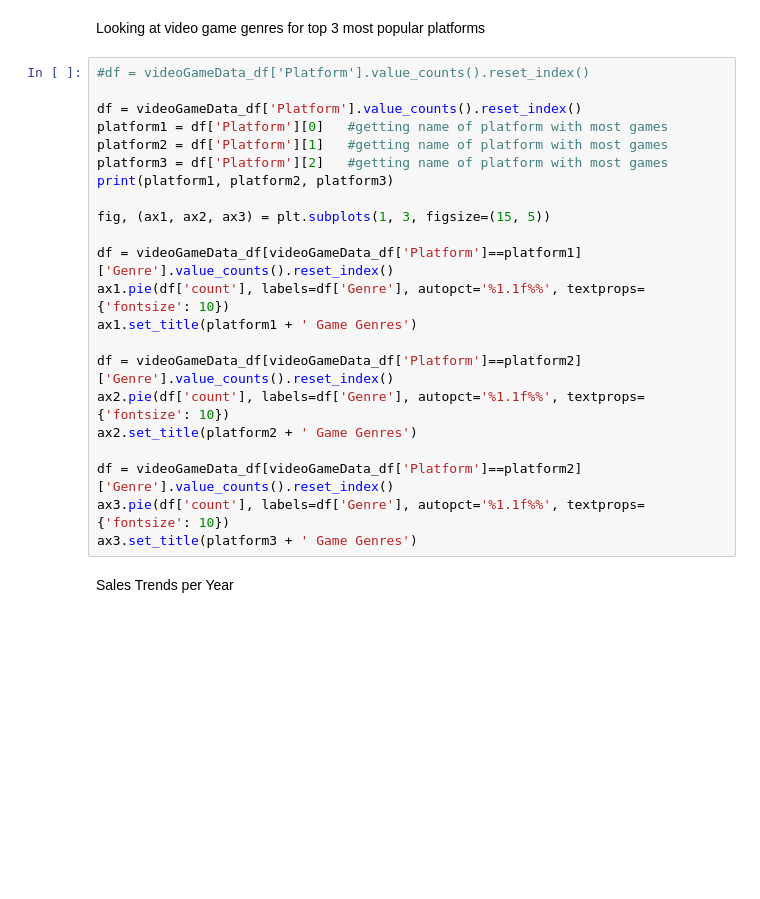
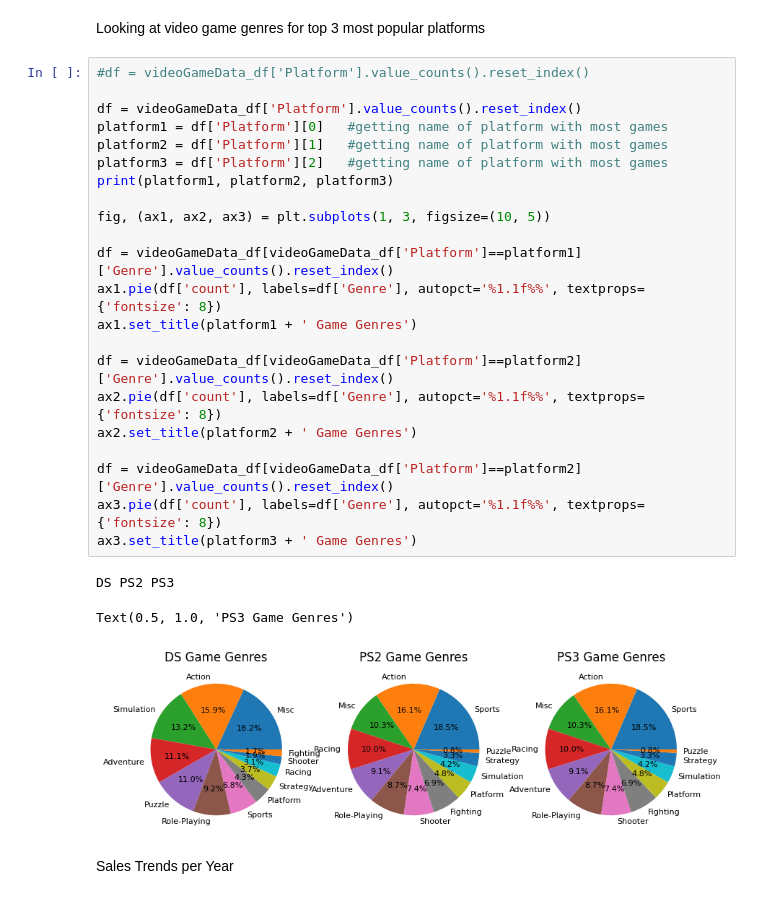
Before and after one commit to bdatye/VideoGameSalesTrends, a Jupyter notebook: VideoGamesSalesTrends.ipynb, the cells around one changed output. Cells and saved outputs as stored; diff of their text form; blank space fills up the shorter version.

```diff
--- a/VideoGamesSalesTrends.ipynb
+++ b/VideoGamesSalesTrends.ipynb
@@ -117,25 +117,29 @@ Looking at video game genres for top 3 most popular platforms
 # %%
 #df = videoGameData_df['Platform'].value_counts().reset_index()
 
 df = videoGameData_df['Platform'].value_counts().reset_index()
 platform1 = df['Platform'][0]   #getting name of platform with most games
 platform2 = df['Platform'][1]   #getting name of platform with most games
 platform3 = df['Platform'][2]   #getting name of platform with most games
 print(platform1, platform2, platform3)
 
-fig, (ax1, ax2, ax3) = plt.subplots(1, 3, figsize=(15, 5))
+fig, (ax1, ax2, ax3) = plt.subplots(1, 3, figsize=(10, 5))
 
 df = videoGameData_df[videoGameData_df['Platform']==platform1]['Genre'].value_counts().reset_index()
-ax1.pie(df['count'], labels=df['Genre'], autopct='%1.1f%%', textprops={'fontsize': 10})
+ax1.pie(df['count'], labels=df['Genre'], autopct='%1.1f%%', textprops={'fontsize': 8})
 ax1.set_title(platform1 + ' Game Genres')
 
 df = videoGameData_df[videoGameData_df['Platform']==platform2]['Genre'].value_counts().reset_index()
-ax2.pie(df['count'], labels=df['Genre'], autopct='%1.1f%%', textprops={'fontsize': 10})
+ax2.pie(df['count'], labels=df['Genre'], autopct='%1.1f%%', textprops={'fontsize': 8})
 ax2.set_title(platform2 + ' Game Genres')
 
 df = videoGameData_df[videoGameData_df['Platform']==platform2]['Genre'].value_counts().reset_index()
-ax3.pie(df['count'], labels=df['Genre'], autopct='%1.1f%%', textprops={'fontsize': 10})
+ax3.pie(df['count'], labels=df['Genre'], autopct='%1.1f%%', textprops={'fontsize': 8})
 ax3.set_title(platform3 + ' Game Genres')
+# %% [output]
+DS PS2 PS3
+Text(0.5, 1.0, 'PS3 Game Genres')
+[figure, added]
 # %% [markdown]
 Sales Trends per Year
 # %%
```
